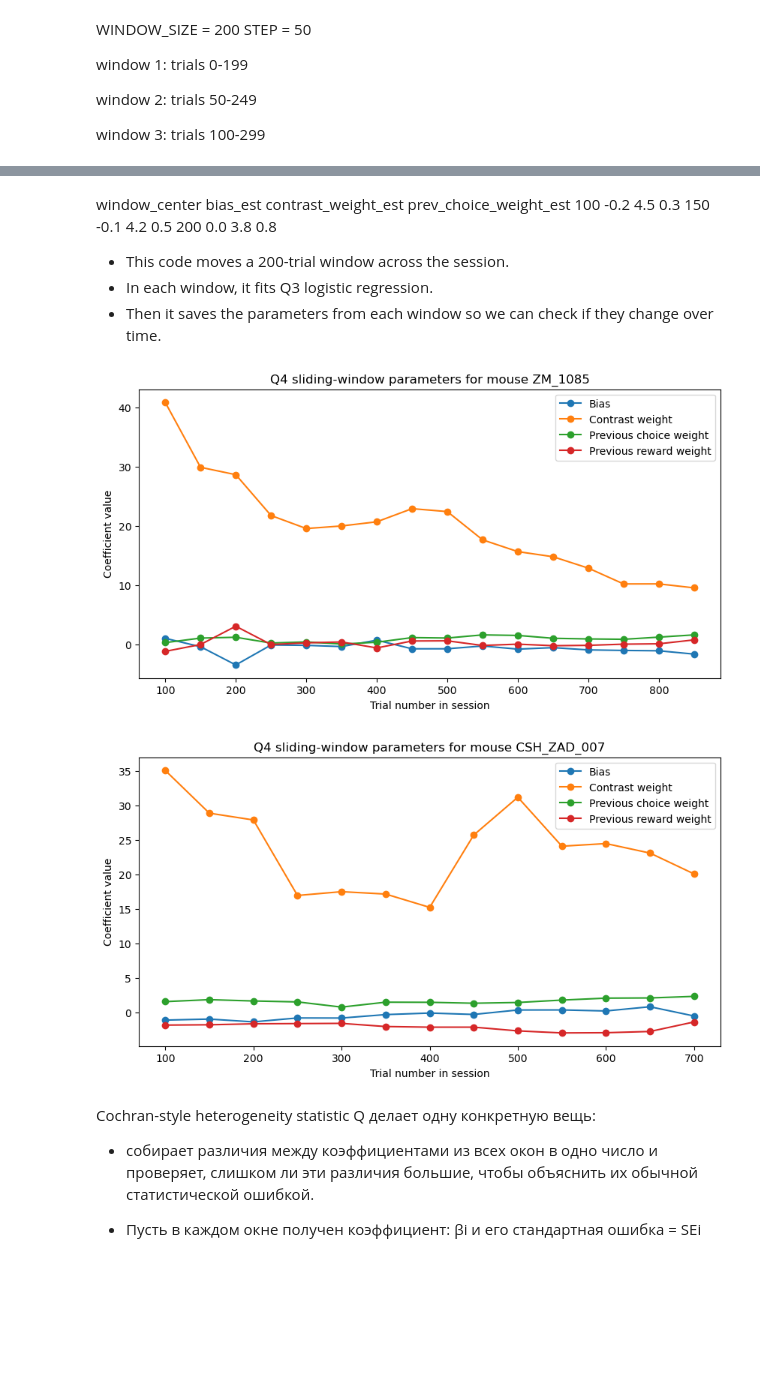
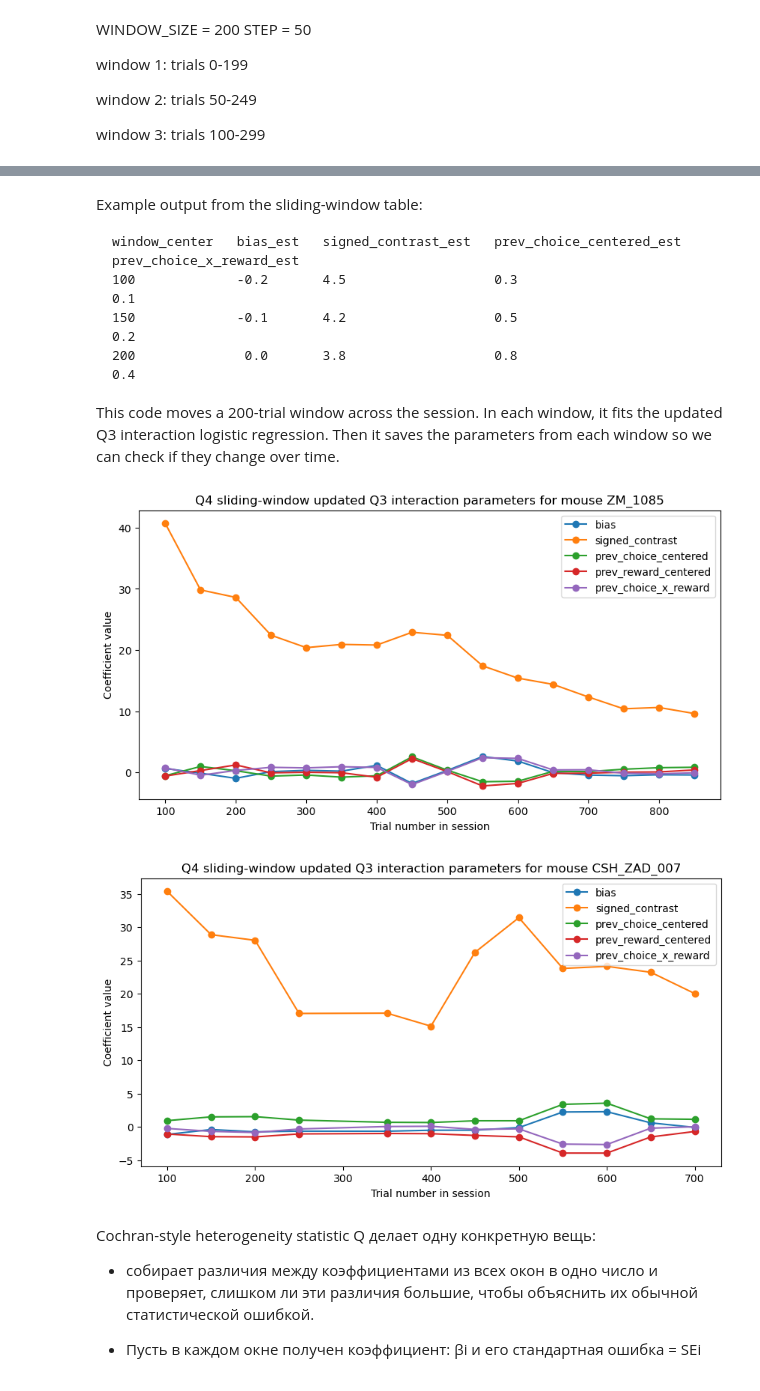
Before and after one commit to muntoka0/ibl-project, a Jupyter notebook: IBL_behavior_dataQ4.ipynb, the cells around one changed output, grey strips where cells are left out. Cells and saved outputs as stored; diff of their text form; code cells hidden in the pictures; blank space fills up the shorter version.

````diff
--- a/IBL_behavior_dataQ4.ipynb
+++ b/IBL_behavior_dataQ4.ipynb
@@ -2532,34 +2601,50 @@ display(window_results_table.head())
 # %% [markdown]
-window_center   bias_est   contrast_weight_est   prev_choice_weight_est
-100             -0.2       4.5                   0.3
-150             -0.1       4.2                   0.5
-200              0.0       3.8                   0.8
+Example output from the sliding-window table:
 
-- This code moves a 200-trial window across the session.
-- In each window, it fits Q3 logistic regression.
-- Then it saves the parameters from each window so we can check if they change over time.
+```text
+window_center   bias_est   signed_contrast_est   prev_choice_centered_est   prev_choice_x_reward_est
+100             -0.2       4.5                   0.3                        0.1
+150             -0.1       4.2                   0.5                        0.2
+200              0.0       3.8                   0.8                        0.4
+```
+
+This code moves a 200-trial window across the session.
+In each window, it fits the updated Q3 interaction logistic regression.
+Then it saves the parameters from each window so we can check if they change over time.
 # %%
 for subject in window_results_table['subject'].unique():
 
     mouse_table = window_results_table[
         window_results_table['subject'] == subject
     ]
 
     plt.figure(figsize=(10, 5))
 
-    plt.plot(mouse_table['window_center'], mouse_table['bias_est'], marker='o', label='Bias')
-    plt.plot(mouse_table['window_center'], mouse_table['signed_contrast_est'], marker='o', label='Contrast weight')
-    plt.plot(mouse_table['window_center'], mouse_table['prev_choice_binary_est'], marker='o', label='Previous choice weight')
-    plt.plot(mouse_table['window_center'], mouse_table['prev_rewarded_est'], marker='o', label='Previous reward weight')
+    plt.plot(
+        mouse_table['window_center'],
+        mouse_table['bias_est'],
+        marker='o',
+        label='bias'
+    )
+
+    for feature_name in q4_feature_columns:
+        est_column = f'{feature_name}_est'
+        if est_column in mouse_table.columns:
+            plt.plot(
+                mouse_table['window_center'],
+                mouse_table[est_column],
+                marker='o',
+                label=feature_name
+            )
 
     plt.xlabel('Trial number in session')
     plt.ylabel('Coefficient value')
-    plt.title(f'Q4 sliding-window parameters for mouse {subject}')
+    plt.title(f'Q4 sliding-window updated Q3 interaction parameters for mouse {subject}')
     plt.legend()
     plt.show()
 # %% [output]
-[figure, old version]
+[figure, new version]
-[figure, old version]
+[figure, new version]
 # %% [markdown]
 Cochran-style heterogeneity statistic Q делает одну конкретную вещь:
 
````
Also changed, not shown: parts of 17 cells of this notebook.
